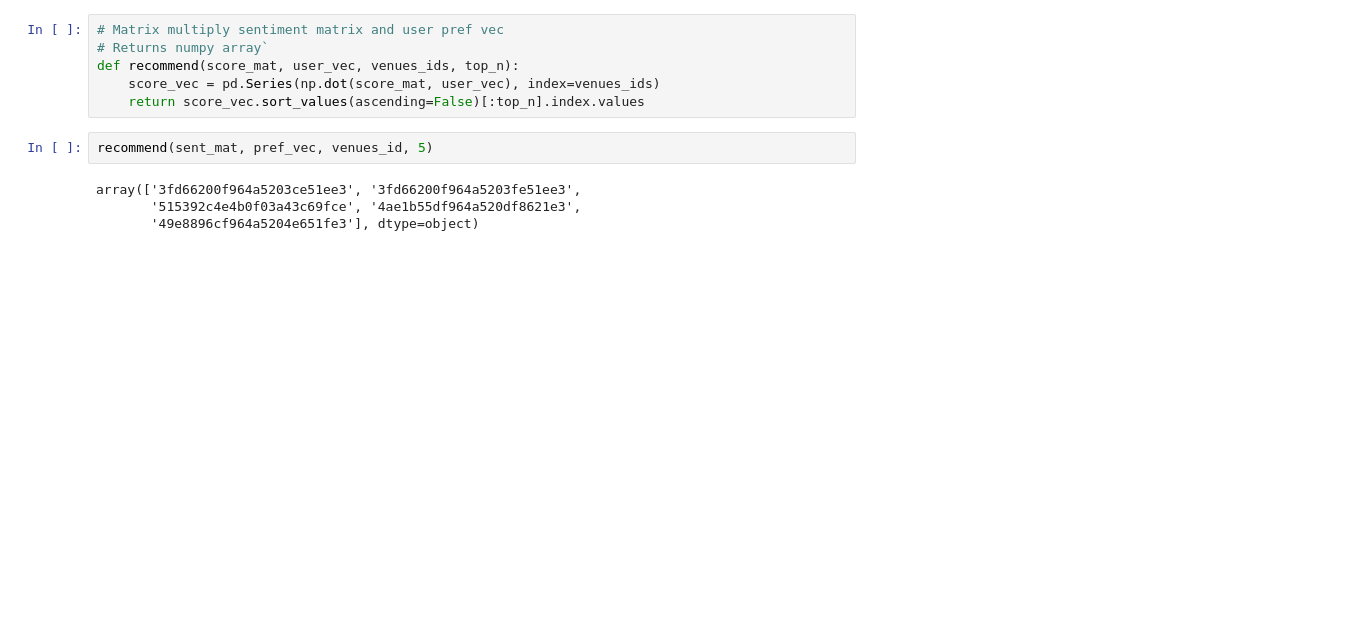
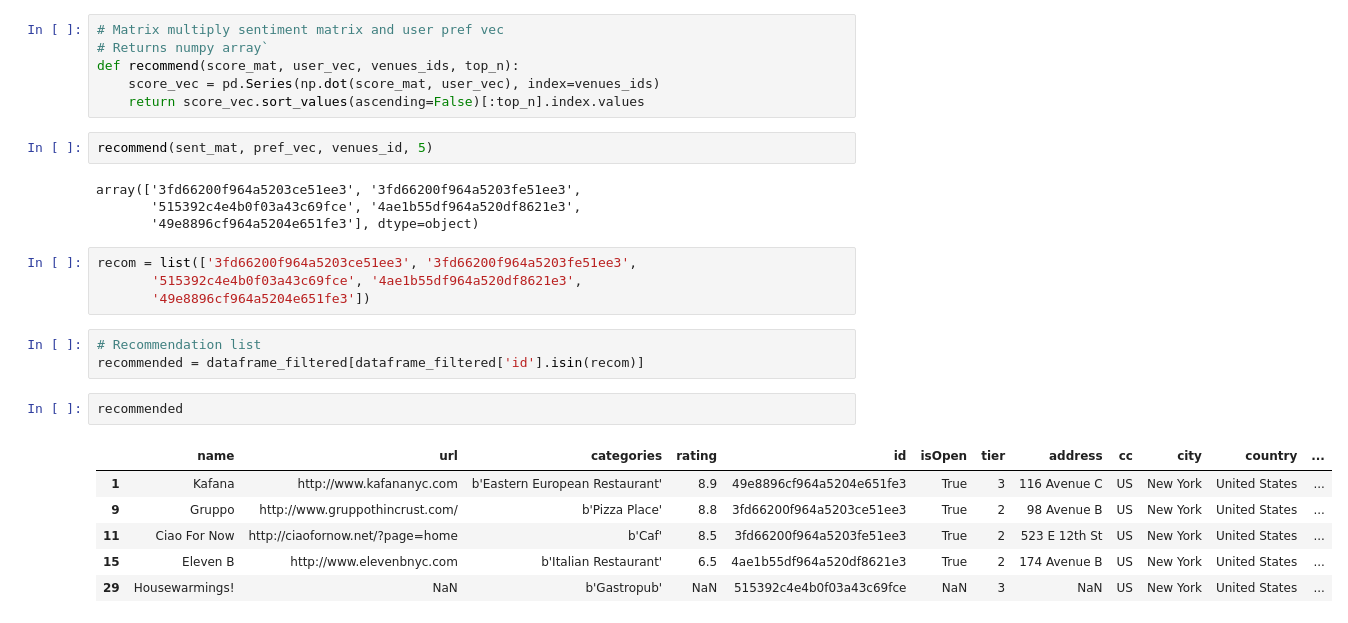
Before and after one commit to KT12/foursquare_hackathon, a Jupyter notebook: CommonGround.ipynb, the cells around one changed output. Drawn from its saved outputs; the diff is of its cells as text; blank space fills up the shorter version.

```diff
--- a/CommonGround.ipynb
+++ b/CommonGround.ipynb
@@ -314,3 +314,19 @@ recommend(sent_mat, pref_vec, venues_id, 5)
 array(['3fd66200f964a5203ce51ee3', '3fd66200f964a5203fe51ee3',
        '515392c4e4b0f03a43c69fce', '4ae1b55df964a520df8621e3',
        '49e8896cf964a5204e651fe3'], dtype=object)
+# %%
+recom = list(['3fd66200f964a5203ce51ee3', '3fd66200f964a5203fe51ee3',
+       '515392c4e4b0f03a43c69fce', '4ae1b55df964a520df8621e3',
+       '49e8896cf964a5204e651fe3'])
+# %%
+# Recommendation list
+recommended = dataframe_filtered[dataframe_filtered['id'].isin(recom)]
+# %%
+recommended
+# %% [output]
+|  | name | url | categories | rating | id | isOpen | tier | address | cc | city | country | ... |
+| 1 | Kafana | http://www.kafananyc.com | b'Eastern European Restaurant' | 8.9 | 49e8896cf964a5204e651fe3 | True | 3 | 116 Avenue C | US | New York | United States | ... |
+| 9 | Gruppo | http://www.gruppothincrust.com/ | b'Pizza Place' | 8.8 | 3fd66200f964a5203ce51ee3 | True | 2 | 98 Avenue B | US | New York | United States | ... |
+| 11 | Ciao For Now | http://ciaofornow.net/?page=home | b'Caf' | 8.5 | 3fd66200f964a5203fe51ee3 | True | 2 | 523 E 12th St | US | New York | United States | ... |
+| 15 | Eleven B | http://www.elevenbnyc.com | b'Italian Restaurant' | 6.5 | 4ae1b55df964a520df8621e3 | True | 2 | 174 Avenue B | US | New York | United States | ... |
+| 29 | Housewarmings! | NaN | b'Gastropub' | NaN | 515392c4e4b0f03a43c69fce | NaN | 3 | NaN | US | New York | United States | ... |
```
